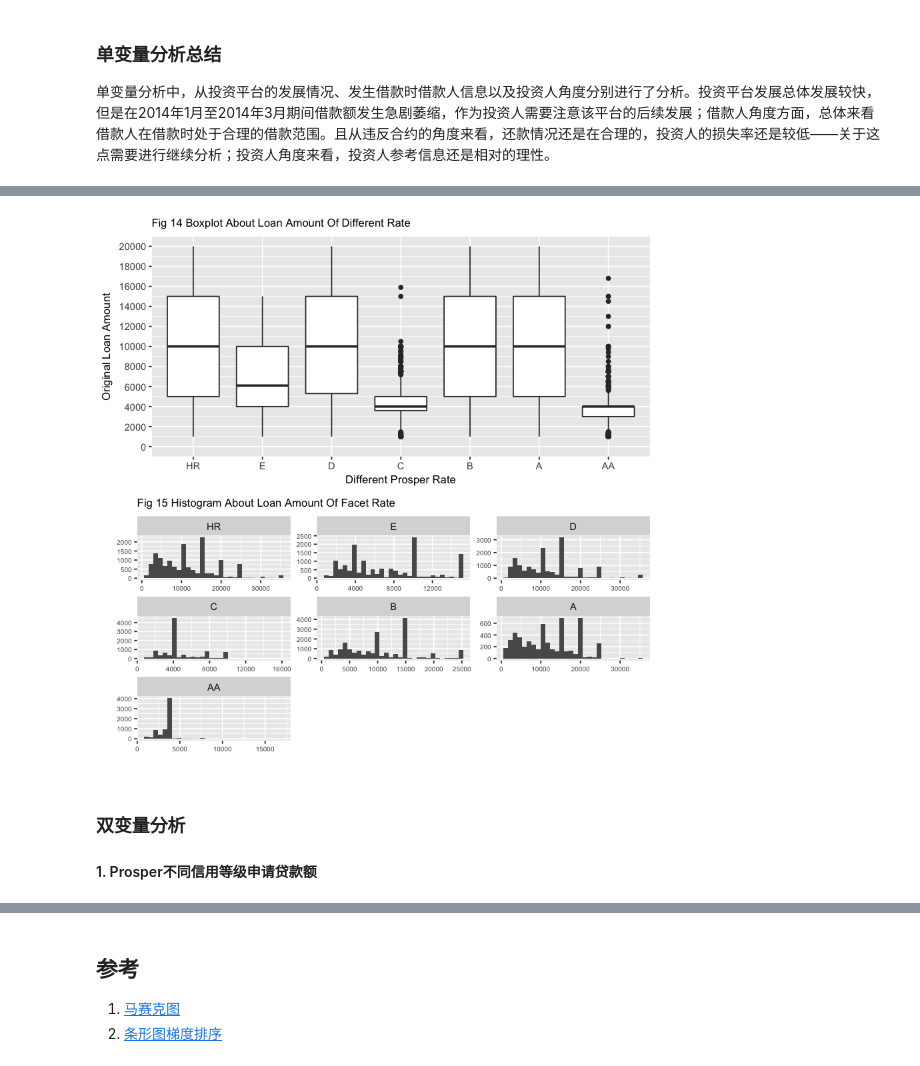
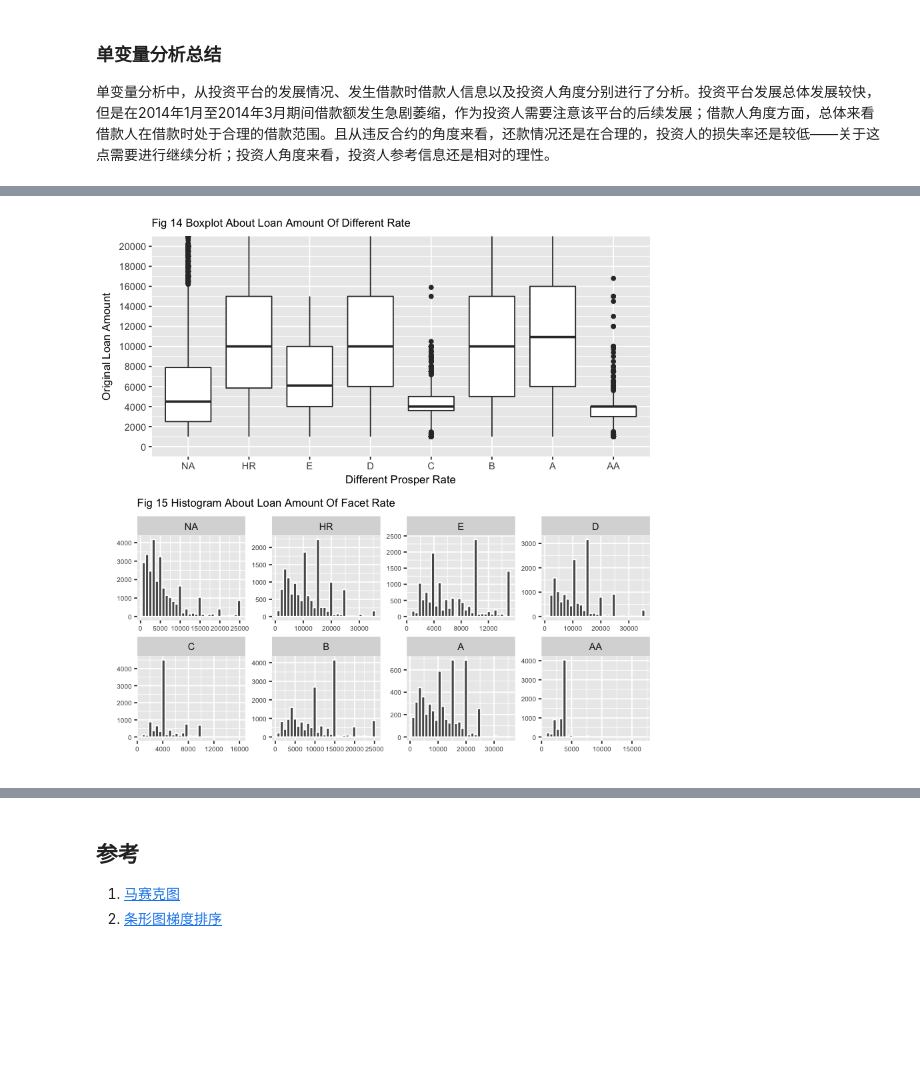
Before and after one commit to ZenRay/DataAnalysisAndSummary, a Jupyter notebook: ProsperEDA.ipynb, the cells around one changed output, grey strips where cells are left out. Cells and saved outputs as stored; diff of their text form; code cells hidden in the pictures; blank space fills up the shorter version.

```diff
--- a/ProsperEDA.ipynb
+++ b/ProsperEDA.ipynb
@@ -371,16 +371,17 @@ summary(rawprosper$InvestmentFromFriendsCount)
 单变量分析中，从投资平台的发展情况、发生借款时借款人信息以及投资人角度分别进行了分析。投资平台发展总体发展较快，但是在2014年1月至2014年3月期间借款额发生急剧萎缩，作为投资人需要注意该平台的后续发展；借款人角度方面，总体来看借款人在借款时处于合理的借款范围。且从违反合约的角度来看，还款情况还是在合理的，投资人的损失率还是较低——关于这点需要进行继续分析；投资人角度来看，投资人参考信息还是相对的理性。
 # %%
 # original loan amount about prosper rate
-p1 <- ggplot(aes(x=ProsperRatingAlpha, y=LoanOriginalAmount), data=subset(rawprosper, ProsperRatingAlpha!="NA")) +
+p1 <- ggplot(aes(x=ProsperRatingAlpha, y=LoanOriginalAmount), data=rawprosper) +
     geom_boxplot() +
     labs(x="Different Prosper Rate", y="Original Loan Amount",
          title="Fig 14 Boxplot About Loan Amount Of Different Rate") +
-    scale_y_continuous(limits=c(0, 20000), breaks=seq(0, 20000, 2000)) +
-    theme(axis.title=element_text(size=10), plot.title=element_text(size=10))
+    scale_y_continuous(breaks=seq(0, 20000, 2000)) +
+    theme(axis.title=element_text(size=10), plot.title=element_text(size=10)) +
+    coord_cartesian(ylim=c(0, 20000))
 
-p2 <- ggplot(aes(LoanOriginalAmount), data=subset(rawprosper, ProsperRatingAlpha!="NA")) +
-    geom_histogram() +
-    facet_wrap(~ProsperRatingAlpha, nrow=3, scales="free") +
+p2 <- ggplot(aes(LoanOriginalAmount), data=rawprosper) +
+    geom_histogram(color="white") +
+    facet_wrap(~ProsperRatingAlpha, nrow=2, scales="free") +
     labs(y="", x="", title="Fig 15 Histogram About Loan Amount Of Facet Rate") +
     theme(axis.text=element_text(size=6), plot.title=element_text(size=10))
 grid.arrange(p1, p2, nrow=2)
@@ -390,4 +390 @@ Warning message:
-[figure, old version]
+[figure, new version]
-# %% [markdown]
-### 双变量分析
-#### 1. Prosper不同信用等级申请贷款额
```
Also changed, not shown: parts of 13 cells of this notebook.
